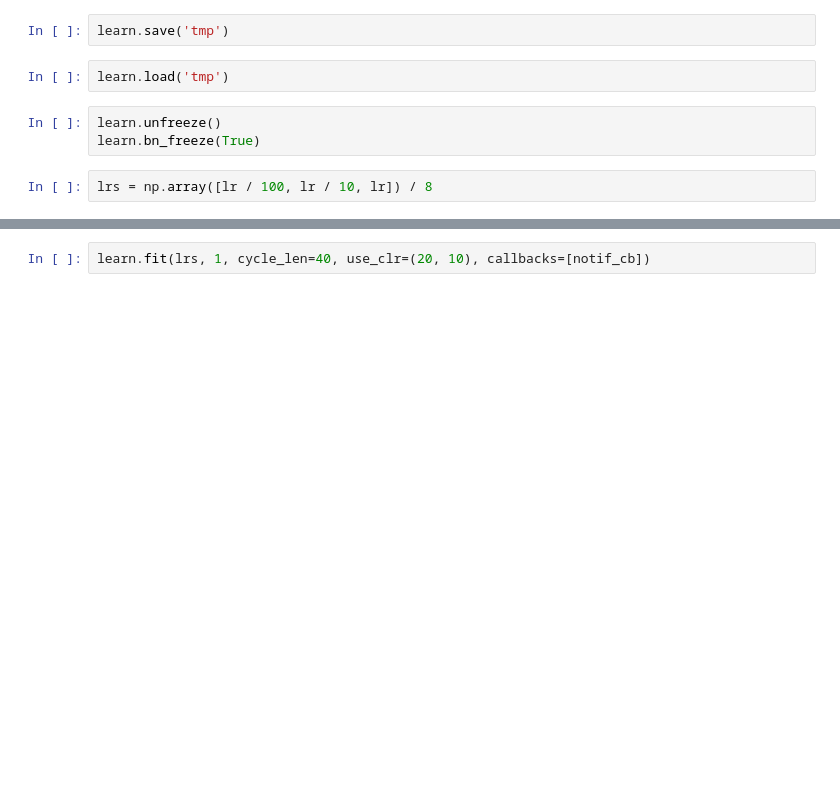
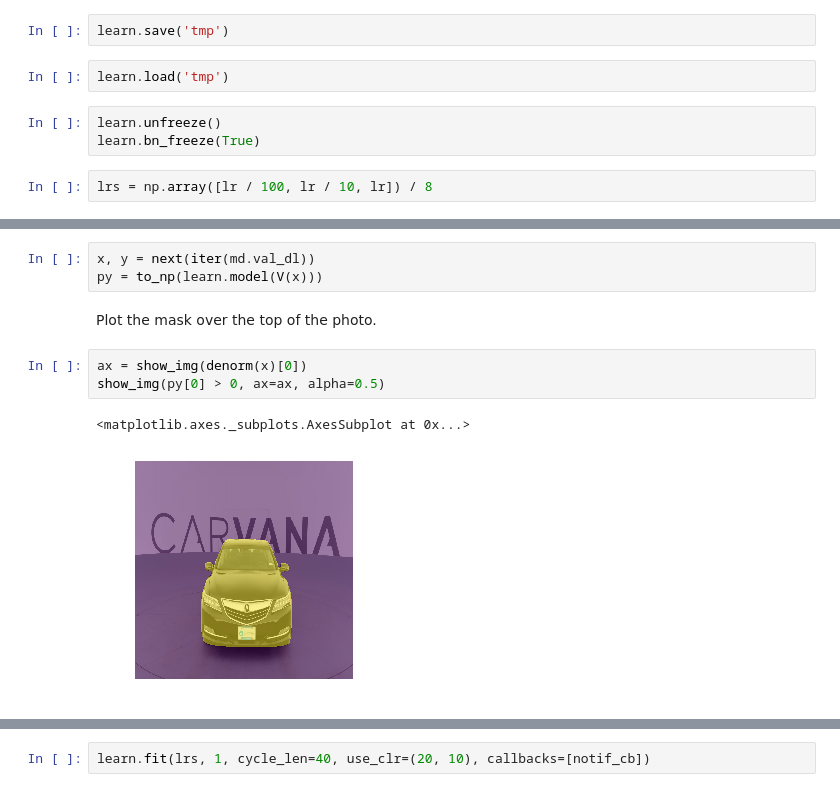
Before and after one commit to Sundragon1993/fastai, a Jupyter notebook: courses/dl2/carvana.ipynb, the cells around one changed output, grey strips where cells are left out. Saved outputs shown, nothing was run; the diff lists cells and outputs as text; blank space fills up the shorter version.

```diff
--- a/courses/dl2/carvana.ipynb
+++ b/courses/dl2/carvana.ipynb
@@ -712,0 +776,11 @@ lrs = np.array([lr / 100, lr / 10, lr]) / 8
+# %%
+x, y = next(iter(md.val_dl))
+py = to_np(learn.model(V(x)))
+# %% [markdown]
+Plot the mask over the top of the photo.
+# %%
+ax = show_img(denorm(x)[0])
+show_img(py[0] > 0, ax=ax, alpha=0.5)
+# %% [output]
+<matplotlib.axes._subplots.AxesSubplot at 0x...>
+[figure, added]
```
Also changed, not shown: parts of 22 cells of this notebook.
